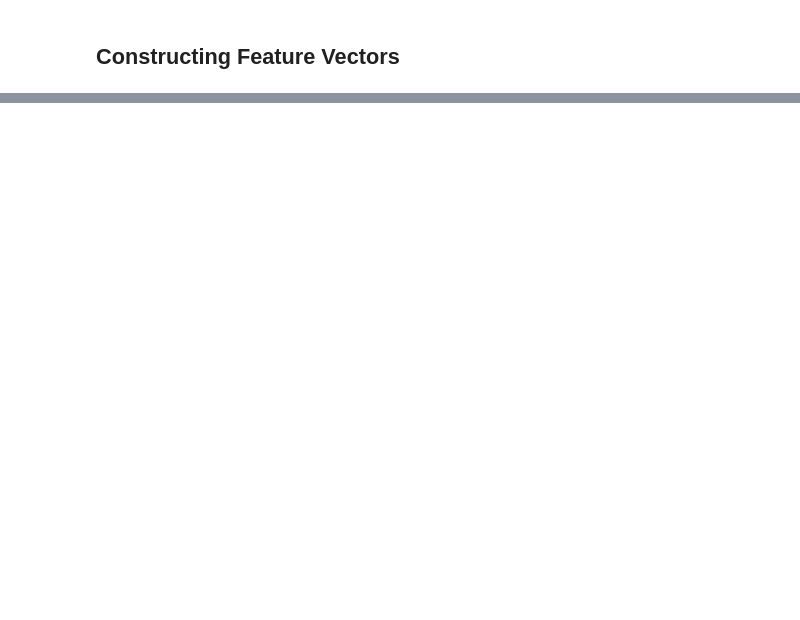
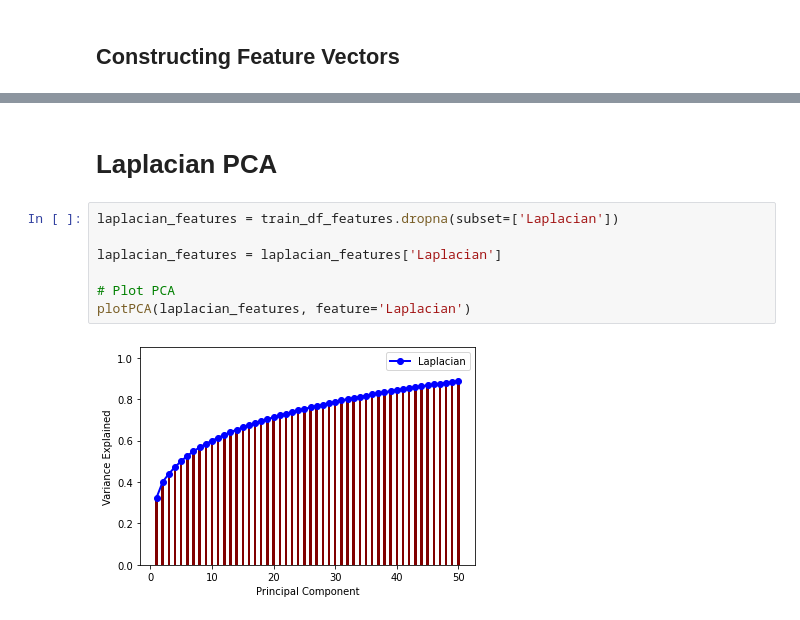
Before and after one commit to vrvenkatesh/w281-summer-2023-project-computer-vision, a Jupyter notebook: feature_extraction.ipynb, the cells around one changed output, grey strips where cells are left out. Drawn from its saved outputs; the diff is of its cells as text; blank space fills up the shorter version.

```diff
--- a/feature_extraction.ipynb
+++ b/feature_extraction.ipynb
@@ -325,0 +447,11 @@ for index, item in enumerate(unique_df.iterrows()):
+# %% [markdown]
+# Laplacian PCA
+# %%
+laplacian_features = train_df_features.dropna(subset=['Laplacian'])
+
+laplacian_features = laplacian_features['Laplacian']
+
+# Plot PCA
+plotPCA(laplacian_features, feature='Laplacian')
+# %% [output]
+[figure, added]
```
Also changed, not shown: parts of 23 cells of this notebook.
